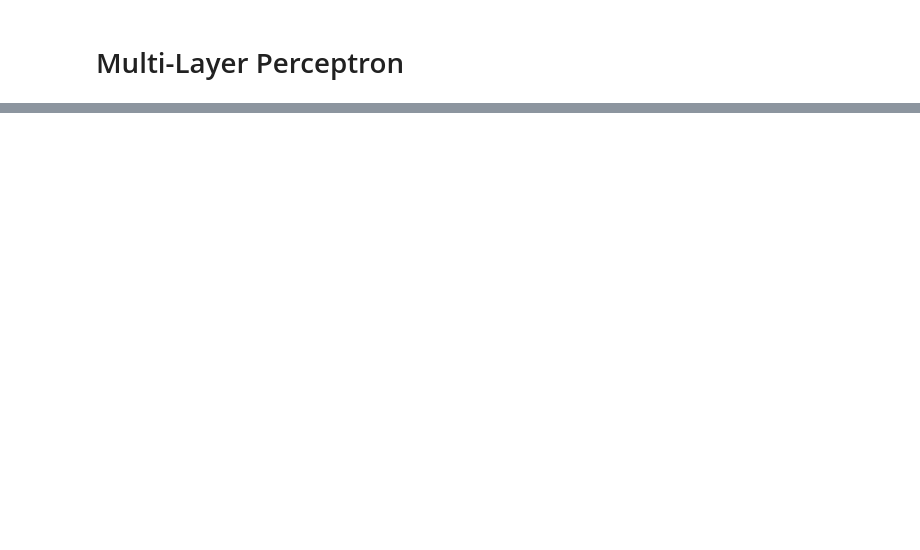
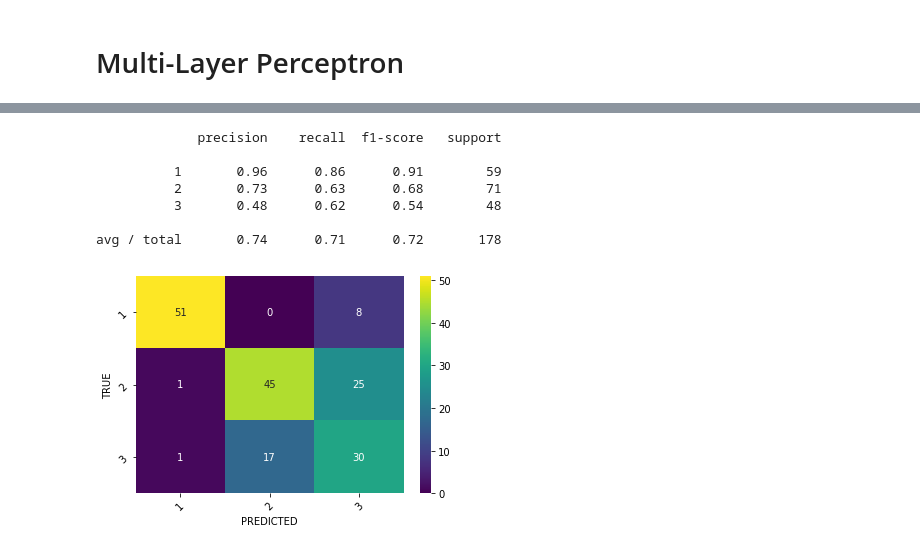
Before and after one commit to j4nw/nn-notebooks, a Jupyter notebook: multi_layer_perceptron_sklearn.ipynb, the cells around one changed output, grey strips where cells are left out. Cells and saved outputs as stored; diff of their text form; code cells hidden in the pictures; blank space fills up the shorter version.

```diff
--- a/multi_layer_perceptron_sklearn.ipynb
+++ b/multi_layer_perceptron_sklearn.ipynb
@@ -28,0 +61,17 @@ The default parameters for MLP used by sklearn can be seen [here](http://scikit-
+# %%
+clf = MLPClassifier(hidden_layer_sizes=(60,), solver='lbfgs', activation='logistic')
+df = pd.read_csv('data/wine.data', header=None, dtype={ 0: str })
+X = df.values[:,1:]
+y = df.values[:,0]
+labels = list(sorted(set(y)))
+y_pred = cross_val_predict(clf, X, y, cv=10)
+show_report(y, y_pred, labels)
+# %% [output]
+             precision    recall  f1-score   support
+
+          1       0.96      0.86      0.91        59
+          2       0.73      0.63      0.68        71
+          3       0.48      0.62      0.54        48
+
+avg / total       0.74      0.71      0.72       178
+[figure, added]
```
Also changed, not shown: parts of 16 cells of this notebook, 4 other files.
